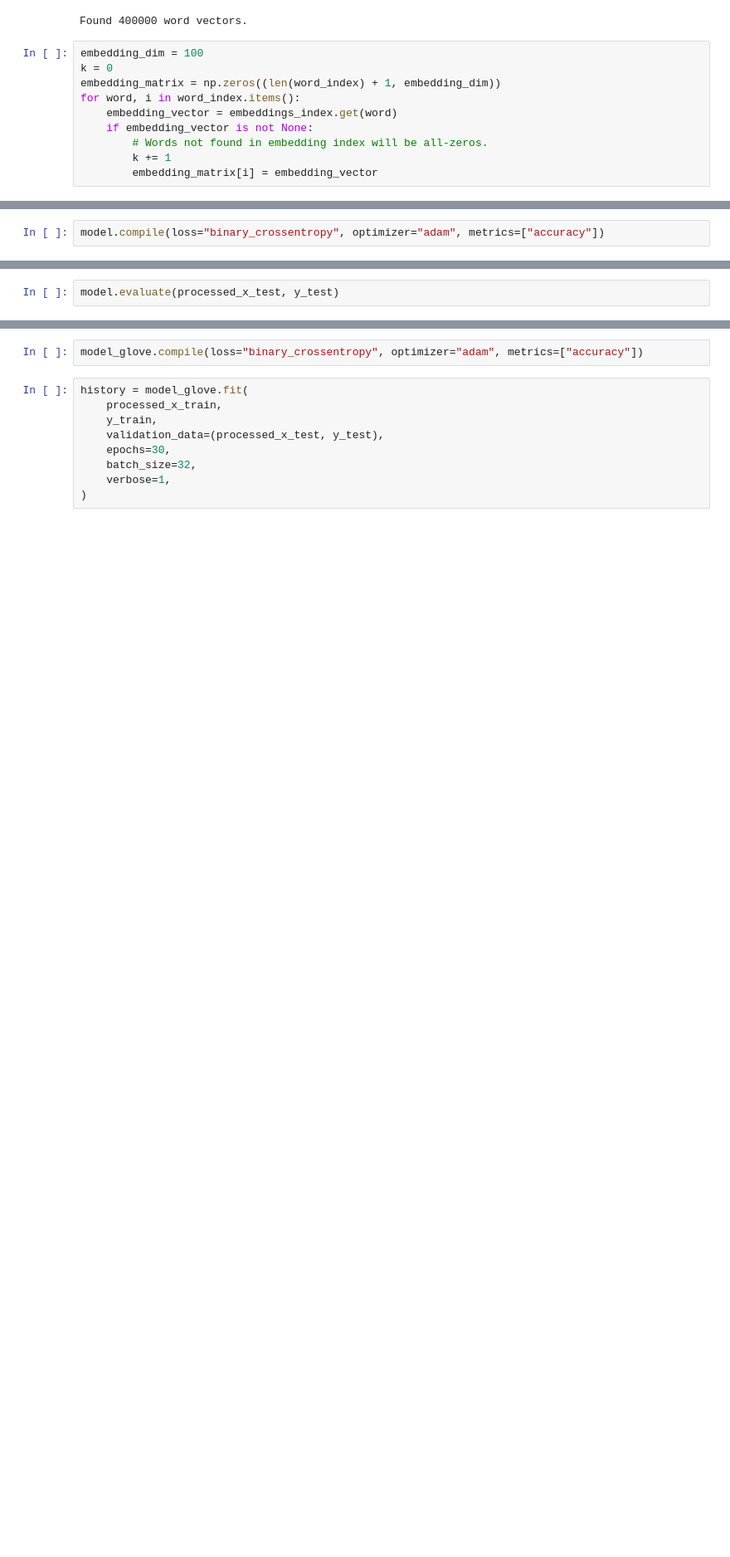
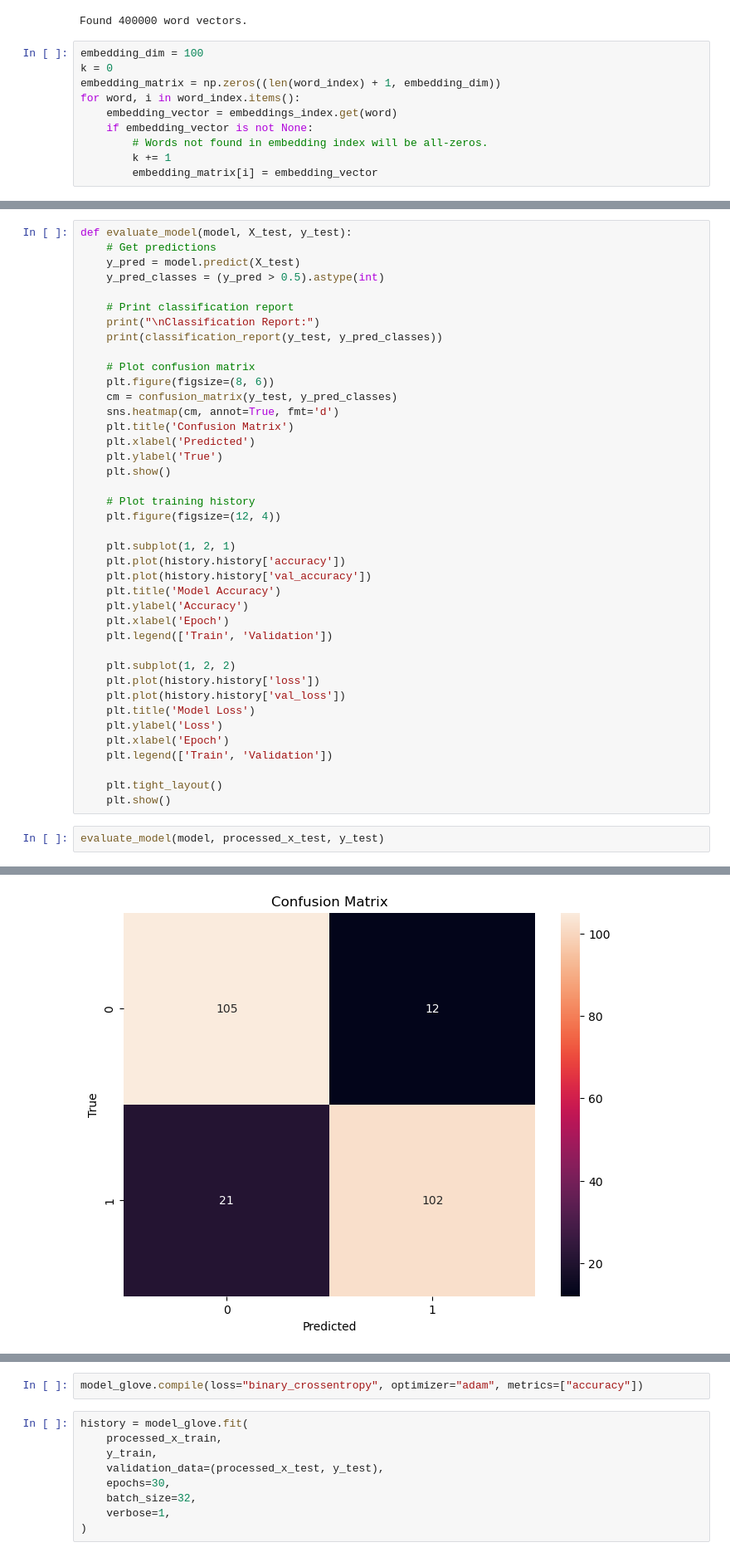
Before and after one commit to MaddogQ/SpamClassification, a Jupyter notebook: LSTM-Conv1D-glove100D.ipynb, the cells around one changed output, grey strips where cells are left out. Shown: that part at 83% size. Cells and saved outputs as stored; diff of their text form; blank space fills up the shorter version.

```diff
--- a/LSTM-Conv1D-glove100D.ipynb
+++ b/LSTM-Conv1D-glove100D.ipynb
@@ -387,2 +257,0 @@ _________________________________________________________________
-# %%
-model.compile(loss="binary_crossentropy", optimizer="adam", metrics=["accuracy"])
@@ -416,3 +309,43 @@ Epoch 15/15
+# %%
+def evaluate_model(model, X_test, y_test):
+    # Get predictions
+    y_pred = model.predict(X_test)
+    y_pred_classes = (y_pred > 0.5).astype(int)
+
+    # Print classification report
+    print("\nClassification Report:")
+    print(classification_report(y_test, y_pred_classes))
+
+    # Plot confusion matrix
+    plt.figure(figsize=(8, 6))
+    cm = confusion_matrix(y_test, y_pred_classes)
+    sns.heatmap(cm, annot=True, fmt='d')
+    plt.title('Confusion Matrix')
+    plt.xlabel('Predicted')
+    plt.ylabel('True')
+    plt.show()
+
+    # Plot training history
+    plt.figure(figsize=(12, 4))
+
+    plt.subplot(1, 2, 1)
+    plt.plot(history.history['accuracy'])
+    plt.plot(history.history['val_accuracy'])
+    plt.title('Model Accuracy')
+    plt.ylabel('Accuracy')
+    plt.xlabel('Epoch')
+    plt.legend(['Train', 'Validation'])
+
+    plt.subplot(1, 2, 2)
+    plt.plot(history.history['loss'])
+    plt.plot(history.history['val_loss'])
+    plt.title('Model Loss')
+    plt.ylabel('Loss')
+    plt.xlabel('Epoch')
+    plt.legend(['Train', 'Validation'])
+
+    plt.tight_layout()
+    plt.show()
 # %%
-model.evaluate(processed_x_test, y_test)
+evaluate_model(model, processed_x_test, y_test)
 # %% [output]
@@ -420,0 +363 @@ model.evaluate(processed_x_test, y_test)
+[figure, added]
```
Also changed, not shown: parts of 62 cells of this notebook, 1 other file.
